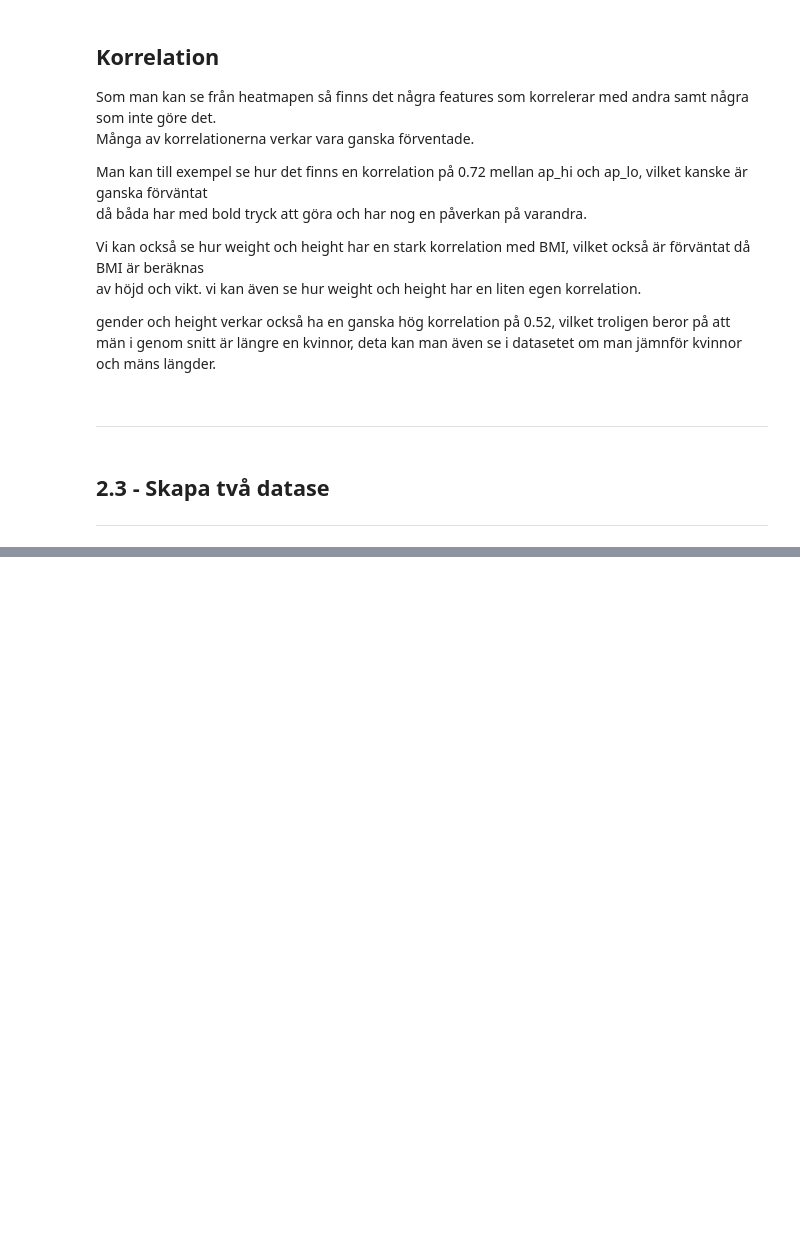
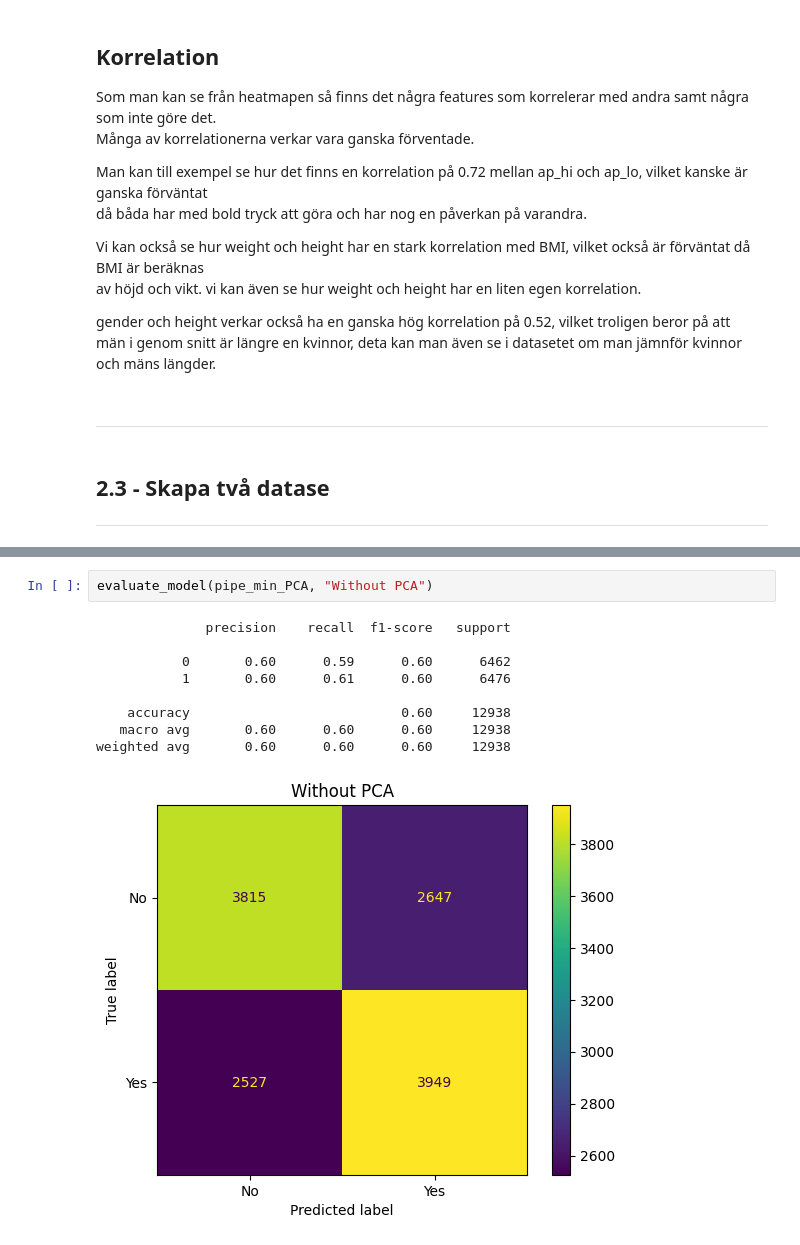
Before and after one commit to Canesp/Machine-learning-Philip-de-Canesie, a Jupyter notebook: Lab/disease_prediction.ipynb, the cells around one changed output, grey strips where cells are left out. Drawn from its saved outputs; the diff is of its cells as text; blank space fills up the shorter version.

```diff
--- a/Lab/disease_prediction.ipynb
+++ b/Lab/disease_prediction.ipynb
@@ -429,0 +481,12 @@ män i genom snitt är längre en kvinnor, deta kan man även se i datasetet om
+# %%
+evaluate_model(pipe_min_PCA, "Without PCA")
+# %% [output]
+              precision    recall  f1-score   support
+
+           0       0.60      0.59      0.60      6462
+           1       0.60      0.61      0.60      6476
+
+    accuracy                           0.60     12938
+   macro avg       0.60      0.60      0.60     12938
+weighted avg       0.60      0.60      0.60     12938
+[figure, added]
```
Also changed, not shown: parts of 9 cells of this notebook, 1 other file.
